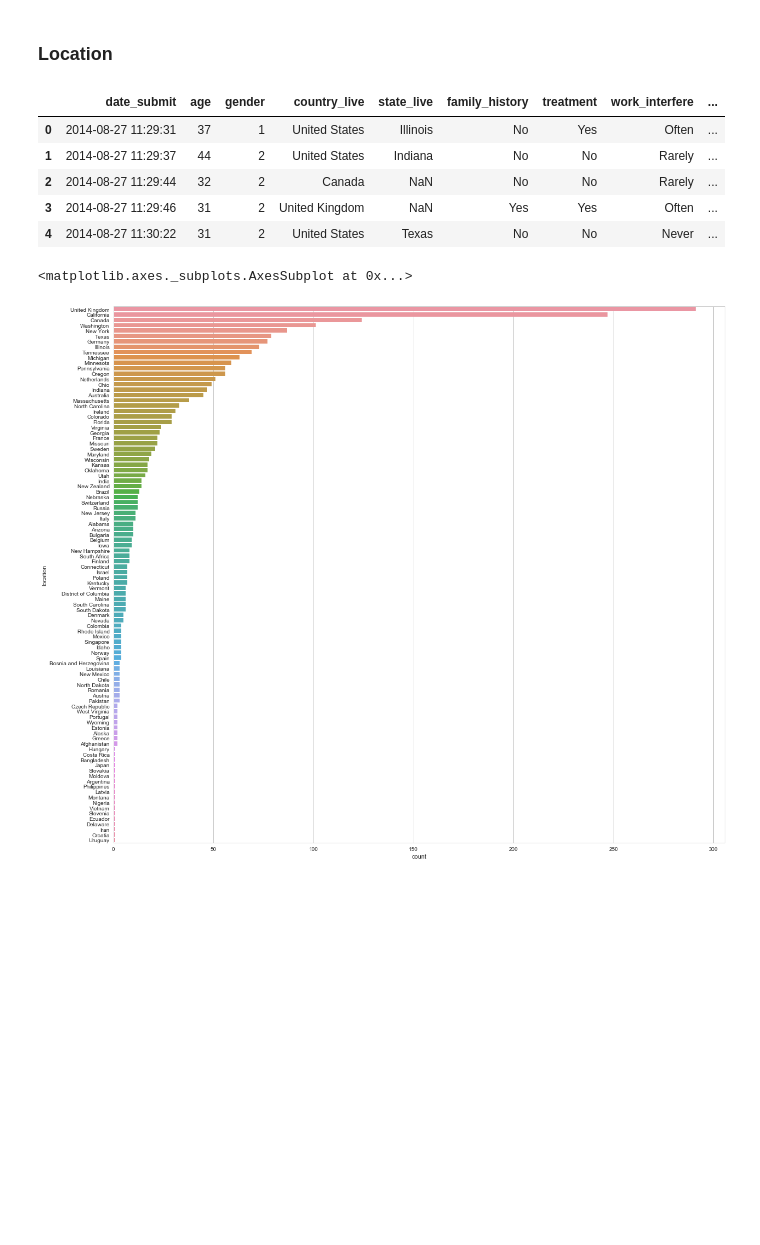
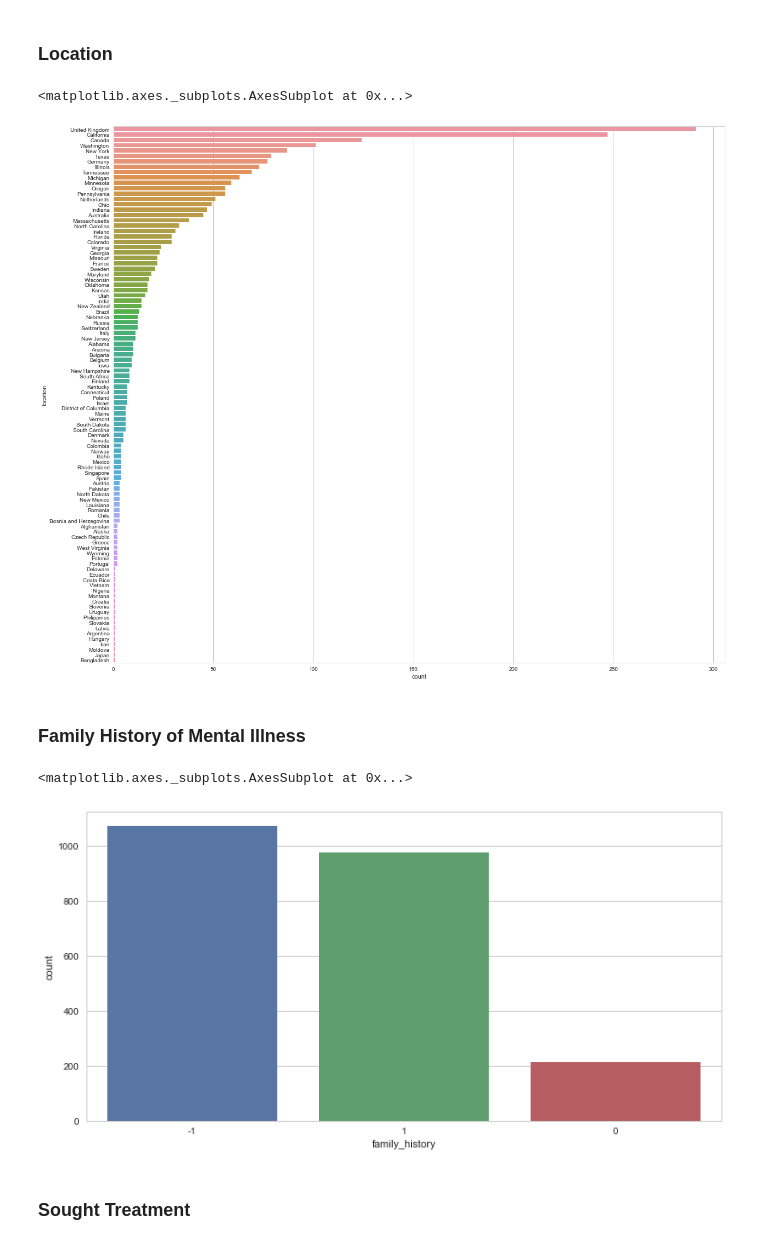
Before and after one commit to phuongho43/cogs108-mental_health, a Jupyter notebook: FinalProject.ipynb, the cells around one changed output. Drawn from its saved outputs; the diff is of its cells as text; code cells hidden in the pictures; blank space fills up the shorter version.

Commit message:
Clean family_history, treatment, work_interfere, num_employees

```diff
--- a/FinalProject.ipynb
+++ b/FinalProject.ipynb
@@ -1054,10 +438,10 @@ condit_male = ['M', 'Male', 'male', 'maile', 'm', 'Make', 'Male ', 'Man', 'msle'
 condit_other = [i for i in all_gender if (i not in condit_male) and (i not in condit_female)]
 # %%
 # Reduce to numerical values according to each category
-# female = 1 ; male = 2 ; other = 3
+# male = -1 ; other = 0 ; female = 1
+combined_df.loc[(combined_df.gender.isin(condit_male)), 'gender'] = -1
+combined_df.loc[(combined_df.gender.isin(condit_other)), 'gender'] = 0
 combined_df.loc[(combined_df.gender.isin(condit_female)), 'gender'] = 1
-combined_df.loc[(combined_df.gender.isin(condit_male)), 'gender'] = 2
-combined_df.loc[(combined_df.gender.isin(condit_other)), 'gender'] = 3
 # %%
 # plot counts for each gender
 fig, axis = plt.subplots(1, 1, figsize=(12,6))
@@ -1104,18 +488,26 @@ combined_df['location'] = combined_df.country_live
 combined_df.loc[(
     combined_df.state_live.notnull()) & (
     combined_df.country_live == 'United States'), 'location'] = combined_df.state_live
-# %%
-combined_df.head()
-# %% [output]
-|  | date_submit | age | gender | country_live | state_live | family_history | treatment | work_interfere | ... |
-| 0 | 2014-08-27 11:29:31 | 37 | 1 | United States | Illinois | No | Yes | Often | ... |
-| 1 | 2014-08-27 11:29:37 | 44 | 2 | United States | Indiana | No | No | Rarely | ... |
-| 2 | 2014-08-27 11:29:44 | 32 | 2 | Canada | NaN | No | No | Rarely | ... |
-| 3 | 2014-08-27 11:29:46 | 31 | 2 | United Kingdom | NaN | Yes | Yes | Often | ... |
-| 4 | 2014-08-27 11:30:22 | 31 | 2 | United States | Texas | No | No | Never | ... |
 # %%
 fig, axis = plt.subplots(1, 1, figsize=(20,18))
 sns.countplot(y='location', data=combined_df, ax=axis, order=combined_df.location.value_counts().index)
 # %% [output]
 <matplotlib.axes._subplots.AxesSubplot at 0x...>
-[figure, old version]
+[figure, new version]
+# %% [markdown]
+### Family History of Mental Illness
+# %%
+# Reduce to numerical
+# No = -1 ; don't know = 0 ; yes = 1
+combined_df.loc[(combined_df.family_history == 'No'), 'family_history'] = -1
+combined_df.loc[(combined_df.family_history == 'I don\'t know'), 'family_history'] = 0
+combined_df.loc[(combined_df.family_history == 'Yes'), 'family_history'] = 1
+# %%
+# plot counts
+fig, axis = plt.subplots(1, 1, figsize=(12,6))
+sns.countplot(x='family_history', data=combined_df, ax=axis, order=combined_df.family_history.value_counts().index)
+# %% [output]
+<matplotlib.axes._subplots.AxesSubplot at 0x...>
+[figure, added]
+# %% [markdown]
+### Sought Treatment
```
Also changed, not shown: parts of 82 cells of this notebook.
